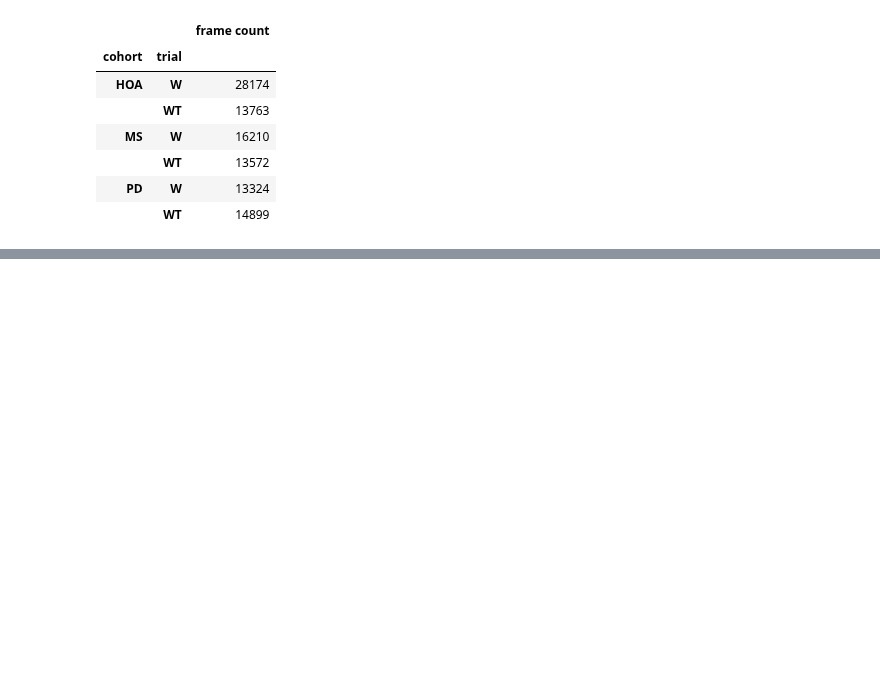
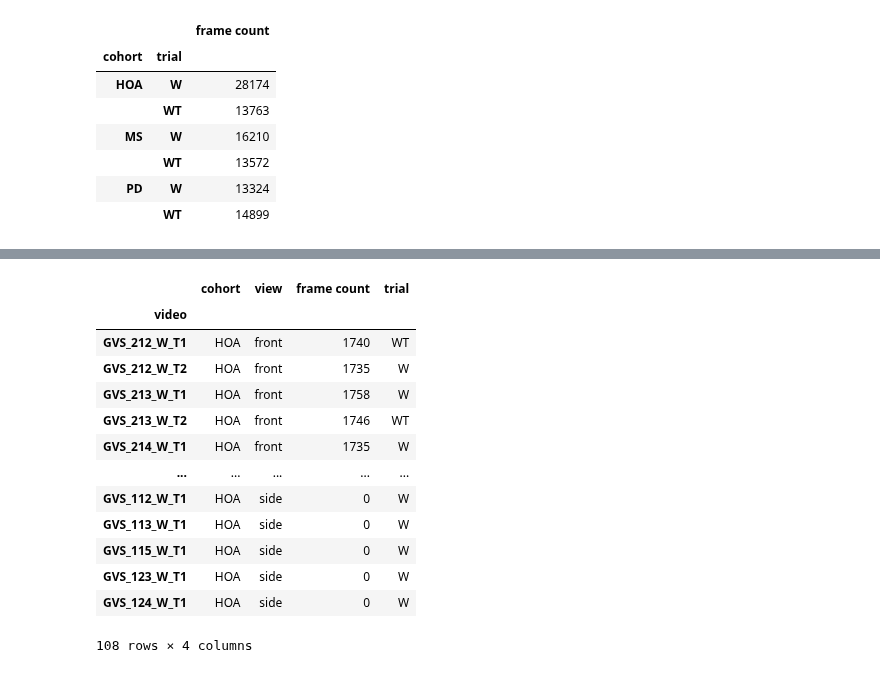
Before and after one commit to kaurrachneet6/Vision-Based-Gait-Analysis-Framework-for-Predicting-Multiple-Sclerosis, a Jupyter notebook: Data Preparation/StrideStats.ipynb, the cells around one changed output, grey strips where cells are left out. Saved outputs shown, nothing was run; the diff lists cells and outputs as text; code cells hidden in the pictures; blank space fills up the shorter version.

```diff
--- a/Data Preparation/StrideStats.ipynb
+++ b/Data Preparation/StrideStats.ipynb
@@ -255,0 +328,25 @@ Total multi-view merged frames in trial W and WT:
+# %%
+#Use labels.csv to label each video as W or WT so that we can have stats for W-WT-each cohort
+#separately
+labels_file_reduced[['video', 'scenario']].groupby('video').first()
+video3d_wise_df.set_index('video', inplace = True)
+video3d_wise_df['trial'] = labels_file_reduced[['video', 'scenario']].groupby('video').first()['scenario']
+video3d_wise_df.dropna(inplace = True)
+video3d_wise_df.to_csv('C:\\Users\\Rachneet Kaur\\Box\\Gait Video Project\\GaitVideoData\\3Dview_stats.csv')
+# %%
+video3d_wise_df
+# %% [output]
+|  | cohort | view | frame count | trial |
+| video |  |  |  |  |
+| GVS_212_W_T1 | HOA | front | 1740 | WT |
+| GVS_212_W_T2 | HOA | front | 1735 | W |
+| GVS_213_W_T1 | HOA | front | 1758 | W |
+| GVS_213_W_T2 | HOA | front | 1746 | WT |
+| GVS_214_W_T1 | HOA | front | 1735 | W |
+| ... | ... | ... | ... | ... |
+| GVS_112_W_T1 | HOA | side | 0 | W |
+| GVS_113_W_T1 | HOA | side | 0 | W |
+| GVS_115_W_T1 | HOA | side | 0 | W |
+| GVS_123_W_T1 | HOA | side | 0 | W |
+| GVS_124_W_T1 | HOA | side | 0 | W |
+108 rows × 4 columns
```
Also changed, not shown: parts of 6 cells of this notebook.
